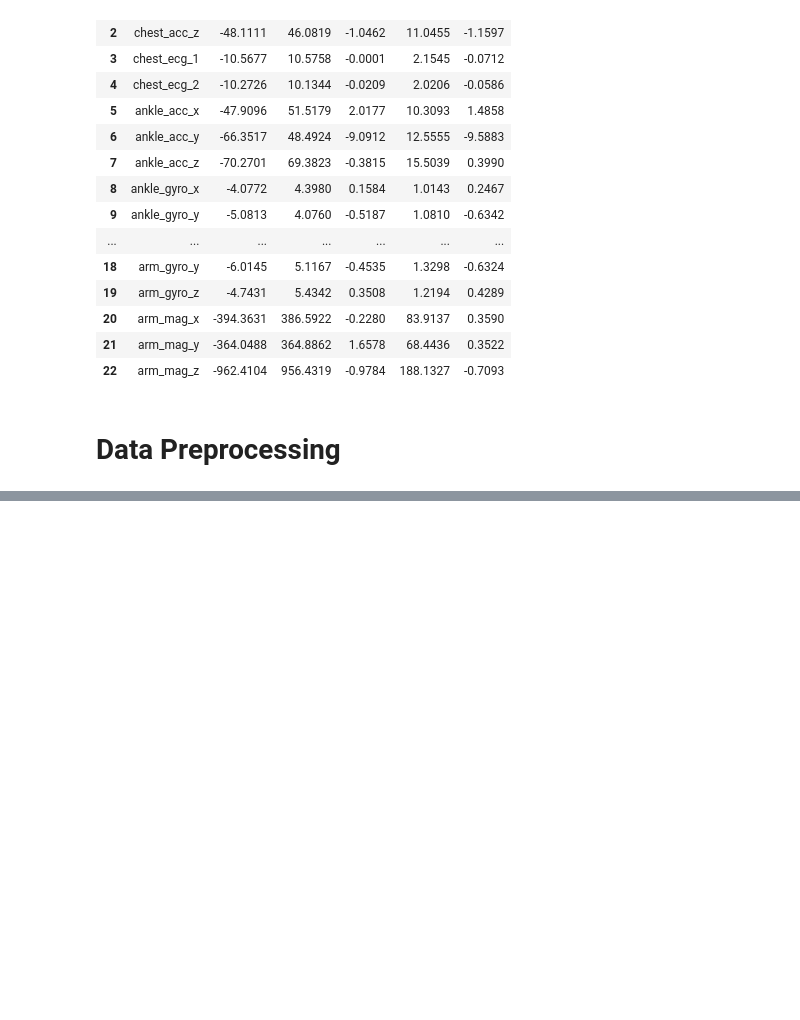
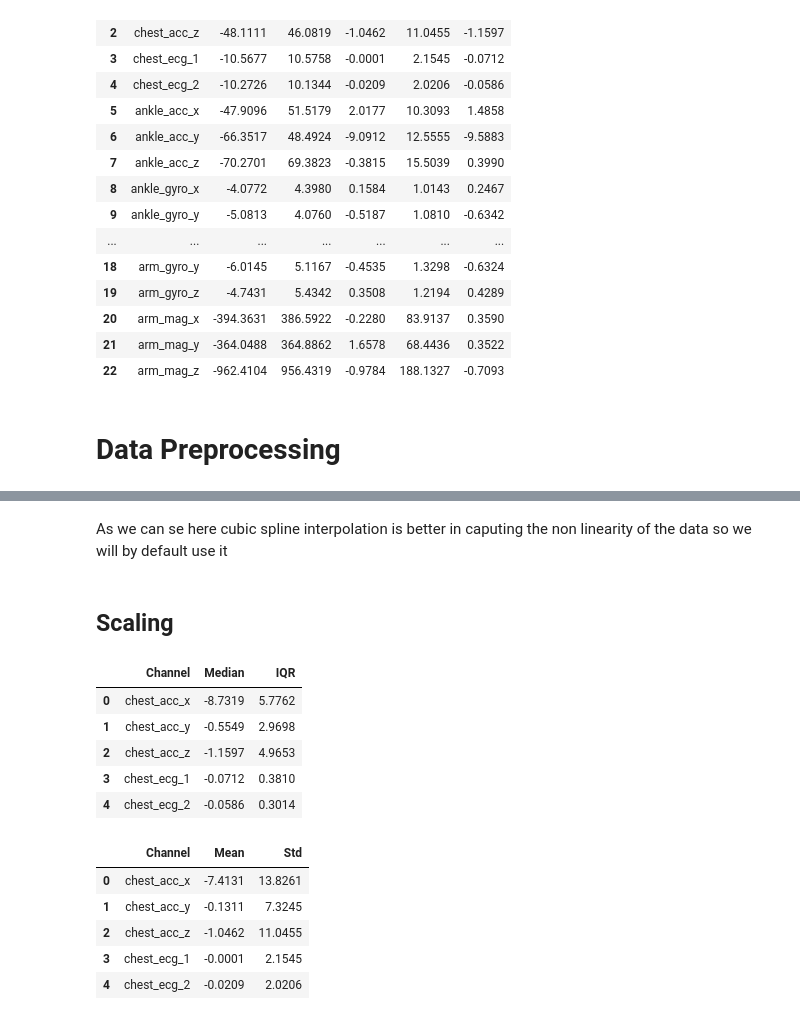
Before and after one commit to bearcut/iml-project, a Jupyter notebook: notebooks/01_eda_and_reporting.ipynb, the cells around one changed output, grey strips where cells are left out. Saved outputs shown, nothing was run; the diff lists cells and outputs as text; code cells hidden in the pictures; blank space fills up the shorter version.

```diff
--- a/notebooks/01_eda_and_reporting.ipynb
+++ b/notebooks/01_eda_and_reporting.ipynb
@@ -186,0 +189,26 @@ Figure saved to: D:\Projects\IML_Assignment\reports\figures\Pre_fig1_different i
+# %% [markdown]
+As we can se here cubic spline interpolation is better in caputing the non linearity of the data so we will by default use it
+# %% [markdown]
+## Scaling
+# %%
+#robust scaling vs Standard Scaling
+
+scaler_robust = iml.ChannelScaler(method="robust").fit(train_df)
+scaler_std = iml.ChannelScaler(method="standard").fit(train_df)
+
+
+display(scaler_robust.get_params_df().head())
+display(scaler_std.get_params_df().head())
+# %% [output]
+|  | Channel | Median | IQR |
+| 0 | chest_acc_x | -8.7319 | 5.7762 |
+| 1 | chest_acc_y | -0.5549 | 2.9698 |
+| 2 | chest_acc_z | -1.1597 | 4.9653 |
+| 3 | chest_ecg_1 | -0.0712 | 0.3810 |
+| 4 | chest_ecg_2 | -0.0586 | 0.3014 |
+|  | Channel | Mean | Std |
+| 0 | chest_acc_x | -7.4131 | 13.8261 |
+| 1 | chest_acc_y | -0.1311 | 7.3245 |
+| 2 | chest_acc_z | -1.0462 | 11.0455 |
+| 3 | chest_ecg_1 | -0.0001 | 2.1545 |
+| 4 | chest_ecg_2 | -0.0209 | 2.0206 |
```
Also changed, not shown: parts of 5 cells of this notebook, 10 other files.
